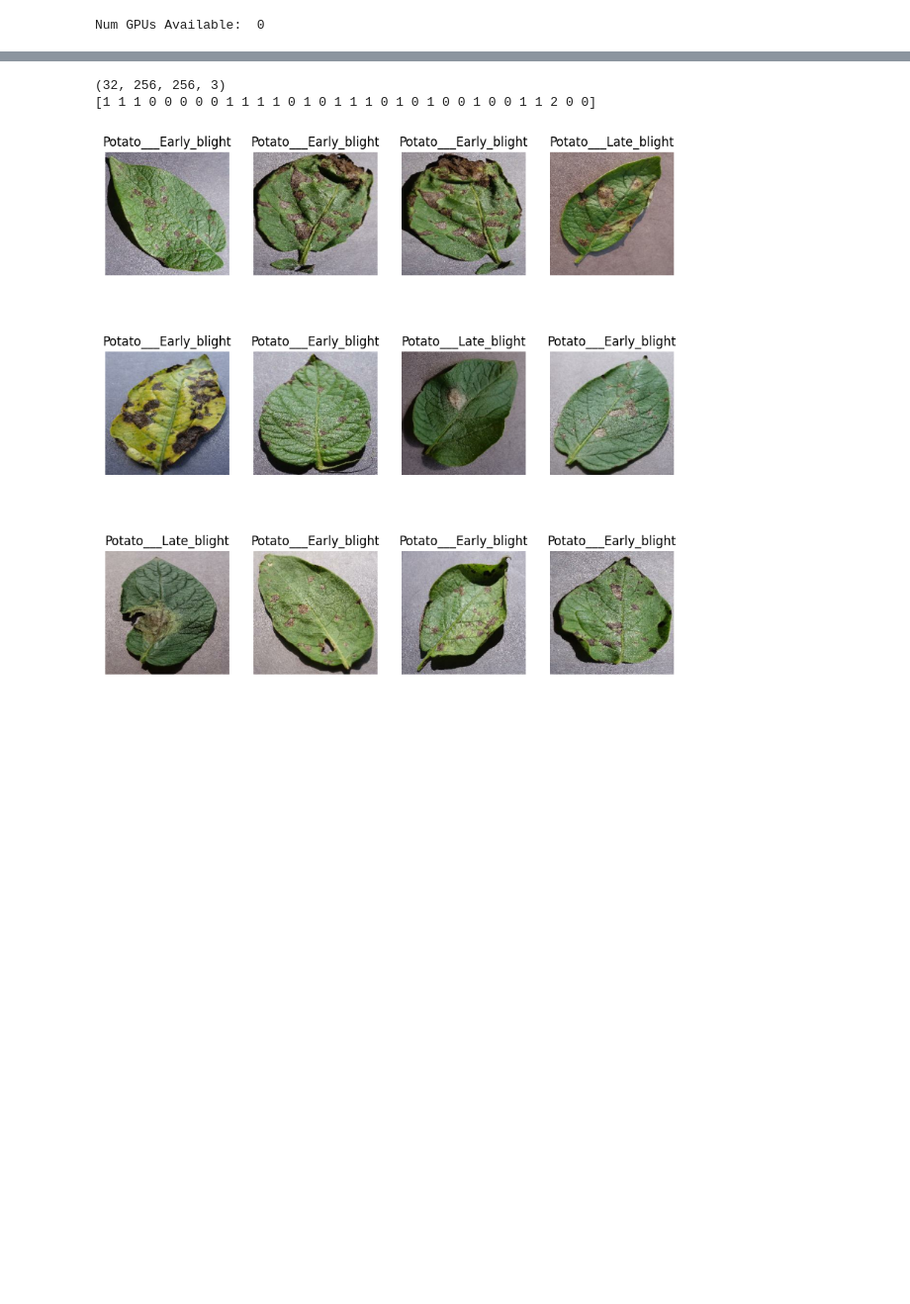
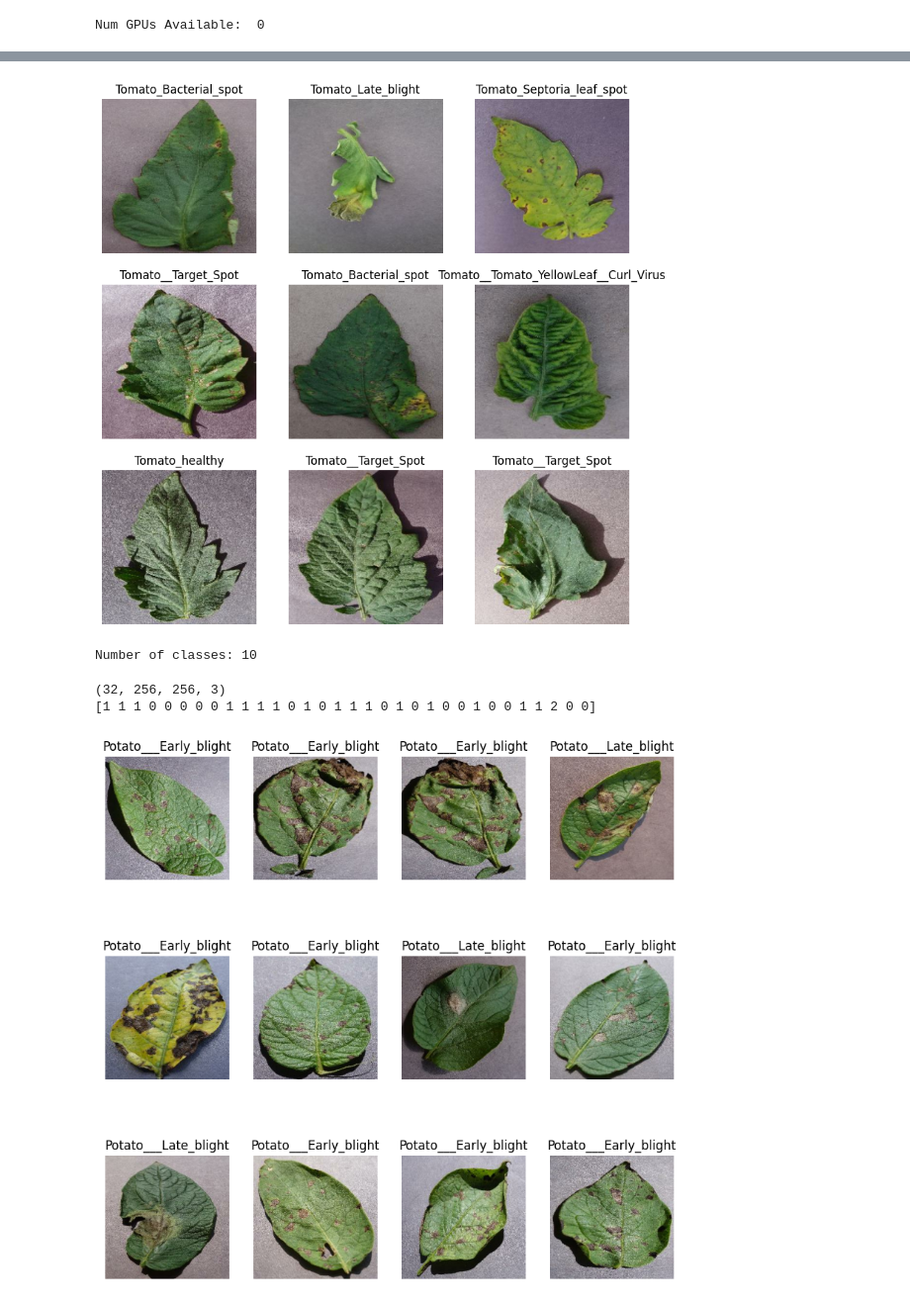
Before and after one commit to Birkity/-tomato-leaf-disease-classifier-, a Jupyter notebook: training/CNN.ipynb, the cells around one changed output, grey strips where cells are left out. Shown at 99% size. Saved outputs shown, nothing was run; the diff lists cells and outputs as text; code cells hidden in the pictures; blank space fills up the shorter version.

Commit message:
feat: configure dataset loading for tomato leaf classification

```diff
--- a/training/CNN.ipynb
+++ b/training/CNN.ipynb
@@ -51,0 +20,19 @@ Found 2152 files belonging to 3 classes.
+# %%
+# Dataset Configuration
+BATCH_SIZE = 32
+IMAGE_SIZE = 256
+CHANNELS = 3
+EPOCHS = 30
+
+TOMATO_CLASSES = [
+    'Tomato_Bacterial_spot',
+    'Tomato_Early_blight',
+    'Tomato_Late_blight',
+    'Tomato_Leaf_Mold',
+    'Tomato_Septoria_leaf_spot',
+    'Tomato_Spider_mites_Two_spotted_spider_mite',
+    'Tomato__Target_Spot',
+    'Tomato__Tomato_YellowLeaf__Curl_Virus',
+    'Tomato__Tomato_mosaic_virus',
+    'Tomato_healthy'
+]
@@ -56,0 +107,16 @@ class_names
+# %%
+# Visualize some samples
+plt.figure(figsize=(10, 10))
+for images, labels in dataset.take(1):
+    for i in range(9):
+        ax = plt.subplot(3, 3, i + 1)
+        plt.imshow(images[i].numpy().astype("uint8"))
+        plt.title(TOMATO_CLASSES[labels[i]])
+        plt.axis("off")
+plt.show()
+
+# Print the number of classes
+print(f"Number of classes: {len(TOMATO_CLASSES)}")
+# %% [output]
+[figure, added]
+Number of classes: 10
```
Also changed, not shown: parts of 6 cells of this notebook.
